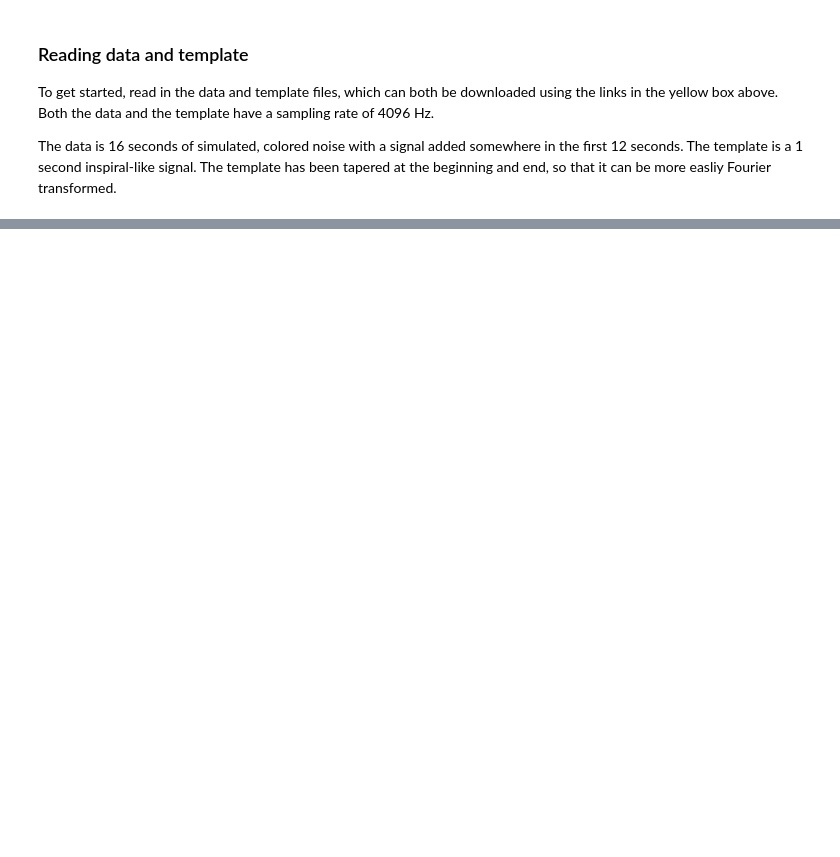
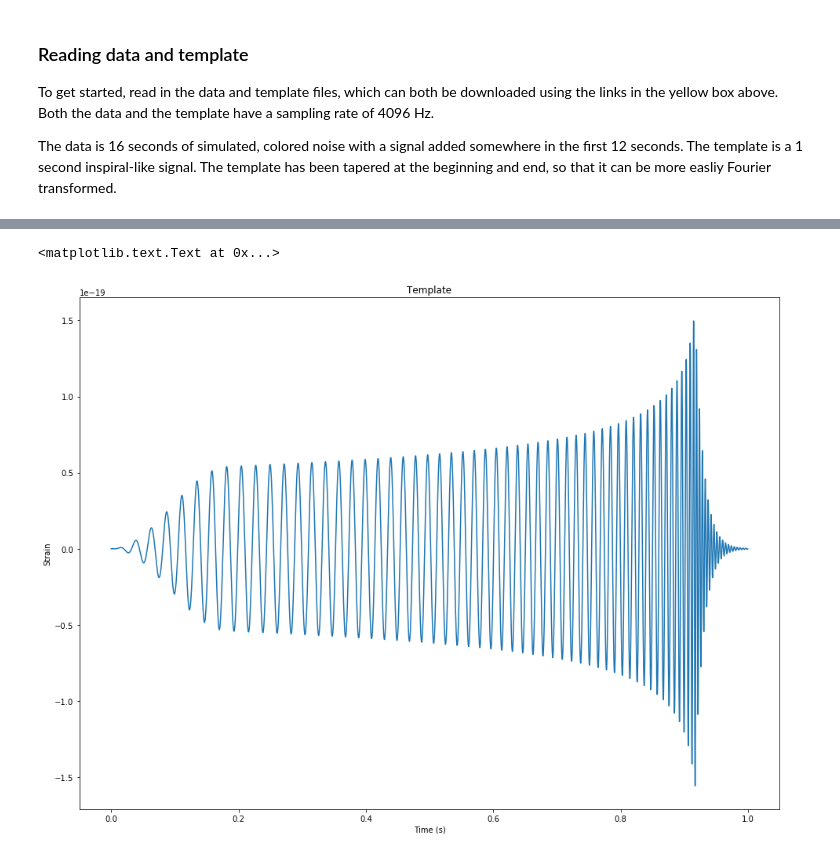
Before and after one commit to TarrySingh/Artificial-Intelligence-Deep-Learning-Machine-Learning-Tutorials, a Jupyter notebook: quantum gravity/Getting Started/Finding an Inspiral.ipynb, the cells around one changed output, grey strips where cells are left out. Saved outputs shown, nothing was run; the diff lists cells and outputs as text; code cells hidden in the pictures; blank space fills up the shorter version.

```diff
--- a/quantum gravity/Getting Started/Finding an Inspiral.ipynb
+++ b/quantum gravity/Getting Started/Finding an Inspiral.ipynb
@@ -20,5 +21,6 @@ time       = np.arange(0, 16, 1./fs)
 # %%
 # Now, we read the template file
 tempfile = h5py.File('template.hdf5', 'r')
-template = tempfile['strain/strain'][...]
-temp_time = np.arange
+template = tempfile['strain/Strain'][...]
+temp_time = np.arange(0, template.size / (1.0*fs), 1./fs)
+tempfile.close()
@@ -24,0 +37,9 @@ temp_time = np.arange
+# %%
+plt.figure(figsize=(16,12))
+plt.plot(temp_time, template)
+plt.xlabel('Time (s)')
+plt.ylabel('Strain')
+plt.title('Template')
+# %% [output]
+<matplotlib.text.Text at 0x...>
+[figure, added]
```
Also changed, not shown: parts of 7 cells of this notebook.
